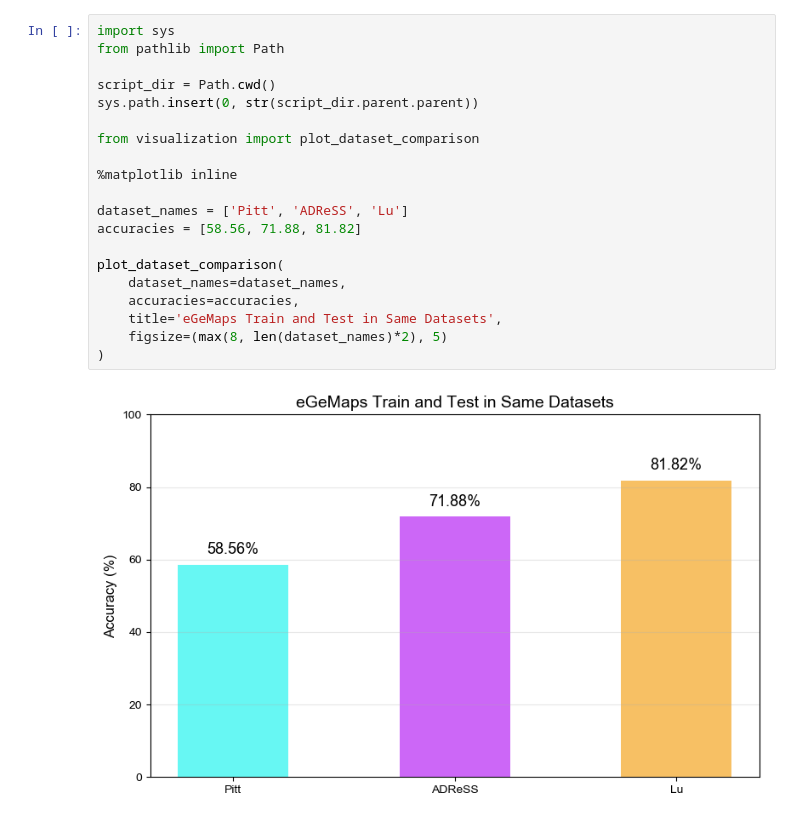
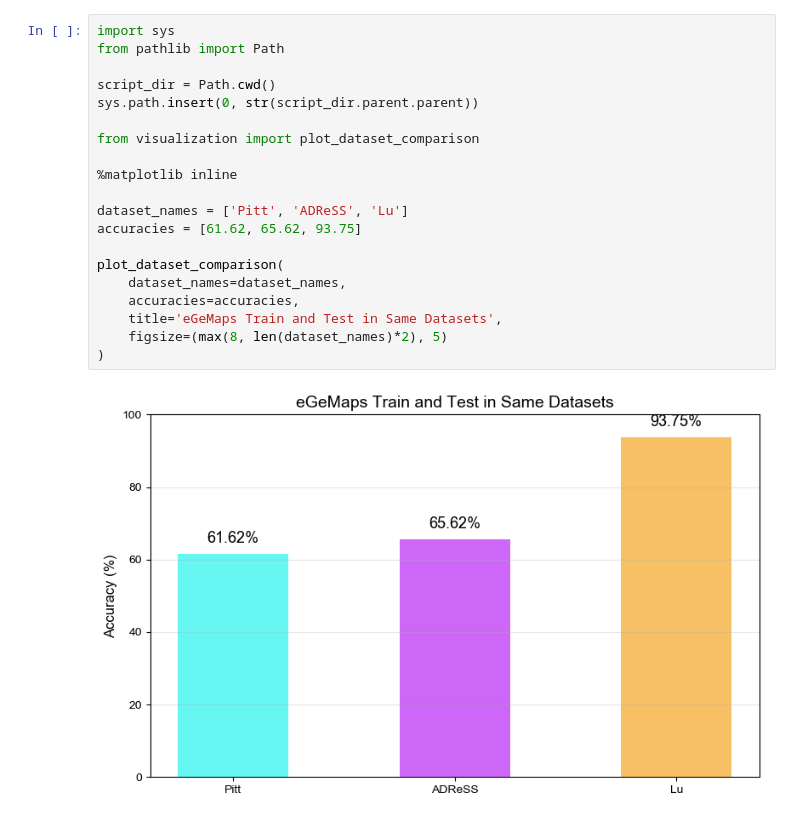
Before and after one commit to Sleepwalker554/Adaptation_is_all_you_need, a Jupyter notebook: ad_detection/train/train_notebook/eGeMaps/eGeMaps-show_best.ipynb, the cells around one changed output. Saved outputs shown, nothing was run; the diff lists cells and outputs as text.

```diff
--- a/ad_detection/train/train_notebook/eGeMaps/eGeMaps-show_best.ipynb
+++ b/ad_detection/train/train_notebook/eGeMaps/eGeMaps-show_best.ipynb
@@ -1,22 +1,22 @@
 # %%
 import sys
 from pathlib import Path
 
 script_dir = Path.cwd()
 sys.path.insert(0, str(script_dir.parent.parent))
 
 from visualization import plot_dataset_comparison
 
 %matplotlib inline
 
 dataset_names = ['Pitt', 'ADReSS', 'Lu']
-accuracies = [58.56, 71.88, 81.82]
+accuracies = [61.62, 65.62, 93.75]
 
 plot_dataset_comparison(
     dataset_names=dataset_names,
     accuracies=accuracies,
     title='eGeMaps Train and Test in Same Datasets',
     figsize=(max(8, len(dataset_names)*2), 5)
 )
 # %% [output]
-[figure, old version]
+[figure, new version]
```
Also changed, not shown: 28 other files.
